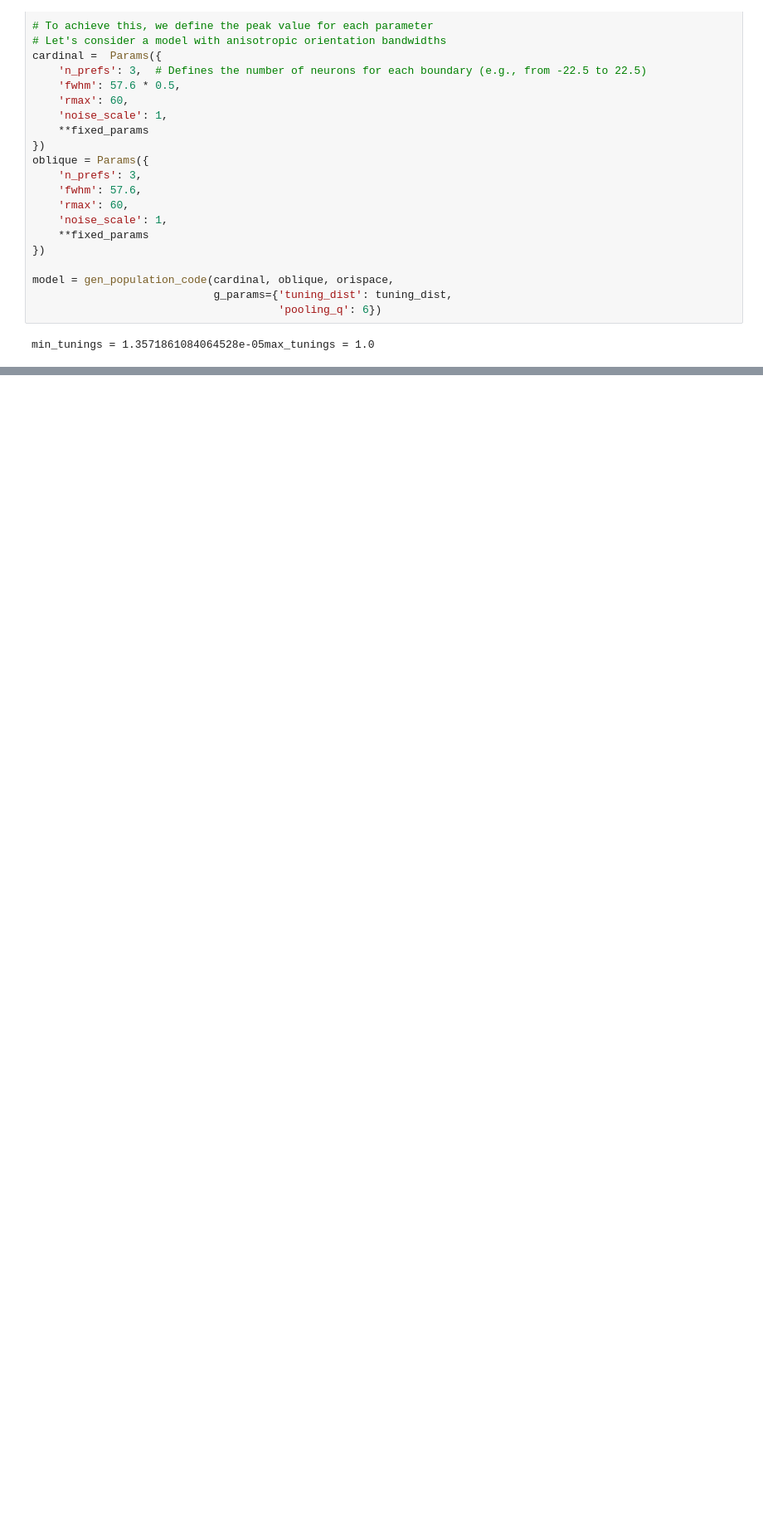
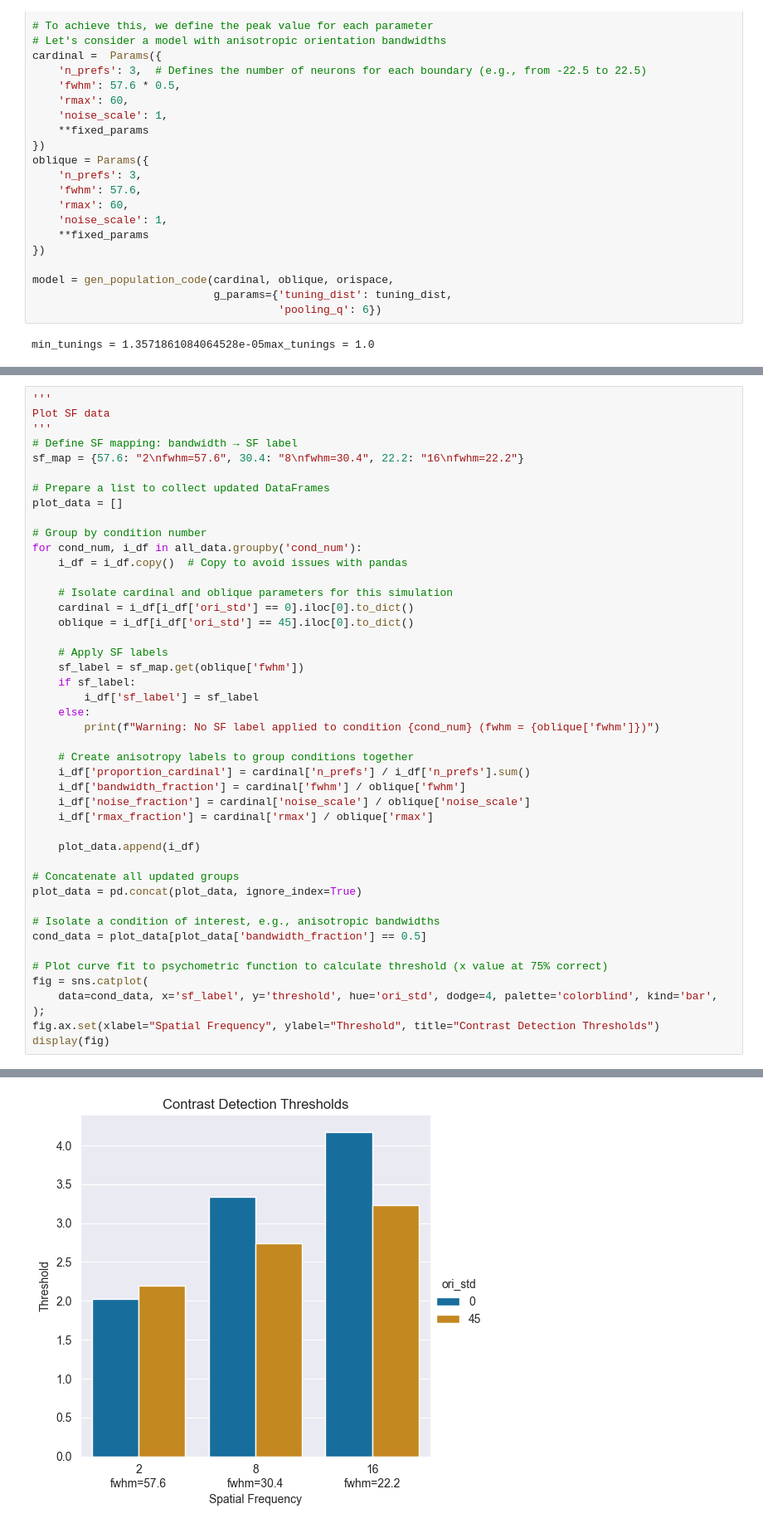
Before and after one commit to RichardJamesLeadbeater/TaskSpecificNeuralMechanismsShapeOrientationPerception, a Jupyter notebook: Modelling/Modelling Flow.ipynb, the cells around one changed output, grey strips where cells are left out. Shown at 83% size. Saved outputs shown, nothing was run; the diff lists cells and outputs as text; blank space fills up the shorter version.

```diff
--- a/Modelling/Modelling Flow.ipynb
+++ b/Modelling/Modelling Flow.ipynb
@@ -171,0 +331,46 @@ params = {
+# %%
+'''
+Plot SF data
+'''
+# Define SF mapping: bandwidth → SF label
+sf_map = {57.6: "2\nfwhm=57.6", 30.4: "8\nfwhm=30.4", 22.2: "16\nfwhm=22.2"}
+
+# Prepare a list to collect updated DataFrames
+plot_data = []
+
+# Group by condition number
+for cond_num, i_df in all_data.groupby('cond_num'):
+    i_df = i_df.copy()  # Copy to avoid issues with pandas
+
+    # Isolate cardinal and oblique parameters for this simulation
+    cardinal = i_df[i_df['ori_std'] == 0].iloc[0].to_dict()
+    oblique = i_df[i_df['ori_std'] == 45].iloc[0].to_dict()
+
+    # Apply SF labels
+    sf_label = sf_map.get(oblique['fwhm'])
+    if sf_label:
+        i_df['sf_label'] = sf_label
+    else:
+        print(f"Warning: No SF label applied to condition {cond_num} (fwhm = {oblique['fwhm']})")
+
+    # Create anisotropy labels to group conditions together
+    i_df['proportion_cardinal'] = cardinal['n_prefs'] / i_df['n_prefs'].sum()
+    i_df['bandwidth_fraction'] = cardinal['fwhm'] / oblique['fwhm']
+    i_df['noise_fraction'] = cardinal['noise_scale'] / oblique['noise_scale']
+    i_df['rmax_fraction'] = cardinal['rmax'] / oblique['rmax']
+
+    plot_data.append(i_df)
+
+# Concatenate all updated groups
+plot_data = pd.concat(plot_data, ignore_index=True)
+
+# Isolate a condition of interest, e.g., anisotropic bandwidths
+cond_data = plot_data[plot_data['bandwidth_fraction'] == 0.5]
+
+# Plot curve fit to psychometric function to calculate threshold (x value at 75% correct)
+fig = sns.catplot(
+    data=cond_data, x='sf_label', y='threshold', hue='ori_std', dodge=4, palette='colorblind', kind='bar',
+);
+fig.ax.set(xlabel="Spatial Frequency", ylabel="Threshold", title="Contrast Detection Thresholds")
+display(fig)
+# %% [output]
@@ -171,0 +378 @@ params = {
+[figure, added]
```
Also changed, not shown: parts of 9 cells of this notebook, 3 other files.
